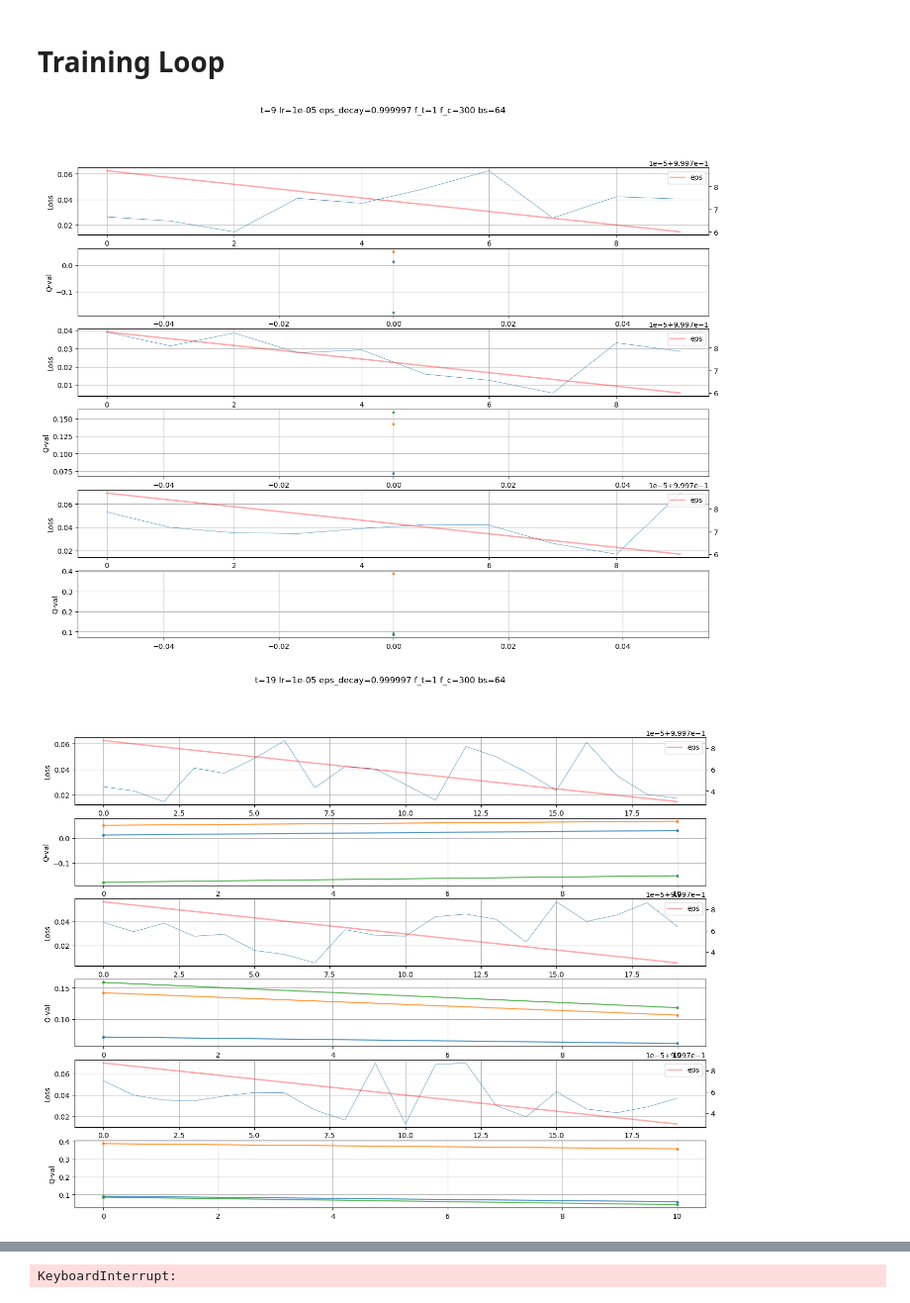
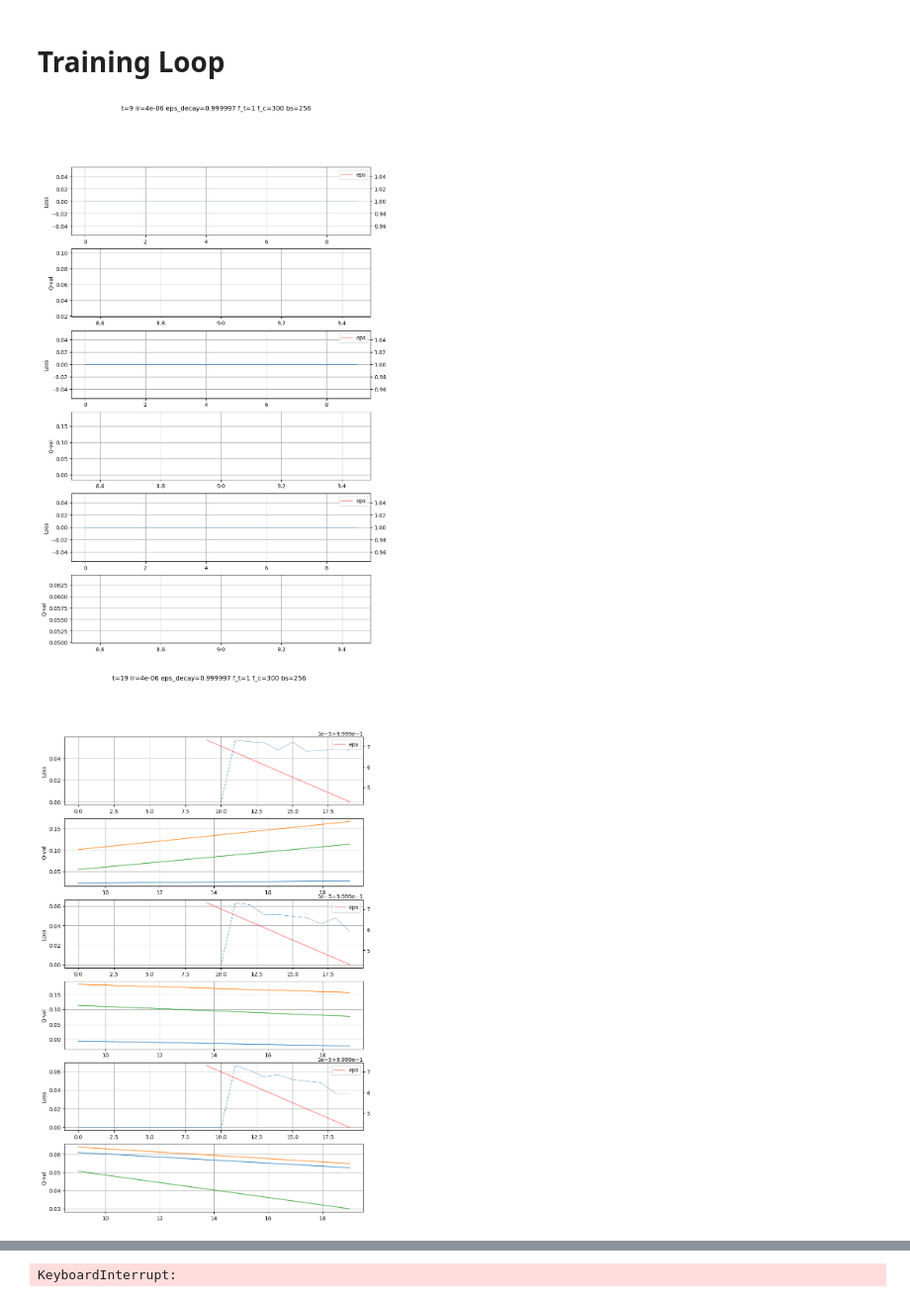
Before and after one commit to Wikcio1618/conn4-rl, a Jupyter notebook: lab.ipynb, the cells around one changed output, grey strips where cells are left out. Shown at 99% size. Saved outputs shown, nothing was run; the diff lists cells and outputs as text; code cells hidden in the pictures.

```diff
--- a/lab.ipynb
+++ b/lab.ipynb
@@ -39,15 +39,15 @@ import torch.nn as nn
 eps = 1
 eps_min = 0.1
 eps_decay = 0.999997
-buffer_size = 10**4
-epochs = 10**2
-batch_size = 64
+buffer_size = 10**5
+epochs = 10**5
+batch_size = 64*4
 train_freq = 1
 target_update_freq = 300
 eval_freq = 10
 checkpoint_freq = epochs // 10
 gamma = 0.98
-lr = 1e-5
+lr = 4e-6
 
 remove_random_time = epochs // 2
 # %% [markdown]
@@ -104,7 +104,6 @@ for t in tqdm(range(epochs)):
 
     if not (t+1) % train_freq:
         times.append(t)
-        EPS.append(eps)
         for i, agent in enumerate(agents):
             if isinstance(agent, LearningAgent):
                 loss = agent.train_step(batch_size, gamma)
@@ -115,8 +114,9 @@ for t in tqdm(range(epochs)):
             if isinstance(agent, LearningAgent):
                 agent.update_target_model()
 
-    if not t % eval_freq:
+    if not (t+1) % eval_freq:
         eval_times.append(t)
+        EPS.append(eps)
         # eval_scores1.append(play_eval_game(agent1, num_games=20))
         for i, agent in enumerate(agents):
             if isinstance(agent, LearningAgent):
@@ -131,34 +131,34 @@ for t in tqdm(range(epochs)):
 
     if not (t+1) % checkpoint_freq:
         stamp = datetime.now().strftime("%d%m%y-%H%M%S")
         for i, agent in enumerate(agents):
             if isinstance(agent, LearningAgent):
                 path = rf'logs/cp{(t+1)//checkpoint_freq}_agent{i}_{stamp}.pth'
                 torch.save(main_models[i], path)
 
         plt.figure(figsize=(10, 16))
         plt.suptitle(f't={t} lr={lr:.0e} eps_decay={eps_decay} f_t={train_freq} f_c={target_update_freq} bs={batch_size}')
 
         for i, agent in enumerate(agents):
             if isinstance(agent, LearningAgent):
                 plt.subplot(num_learning_agents * 2, 1, 1+i*2)
                 plt.plot(times, losses[i], linewidth=0.5)
                 plt.ylabel("Loss")
                 plt.grid()
                 ax2 = plt.twinx()
-                ax2.plot(times, EPS, 'r-', label='eps', linewidth=2, alpha = 0.35)
+                ax2.plot(eval_times, EPS, 'r-', label='eps', linewidth=2, alpha = 0.35)
                 ax2.legend()
 
                 plt.subplot(num_learning_agents*2, 1, i*2+2)
                 for j in range(len(q_vals)):
-                    plt.plot(eval_times, qvals[i][j], 'o-', markersize=3, alpha=0.8)
+                    plt.plot(eval_times, qvals[i][j], '-', alpha=0.8)
                 plt.ylabel('Q-val')
                 plt.grid()
 
         plt.show()
 
     if eps > eps_min:
         eps *= eps_decay
 # %% [output]
-[figure, old version]
+[figure, new version]
-[figure, old version]
+[figure, new version]
```
Also changed, not shown: parts of 2 cells of this notebook, 2 other files.
